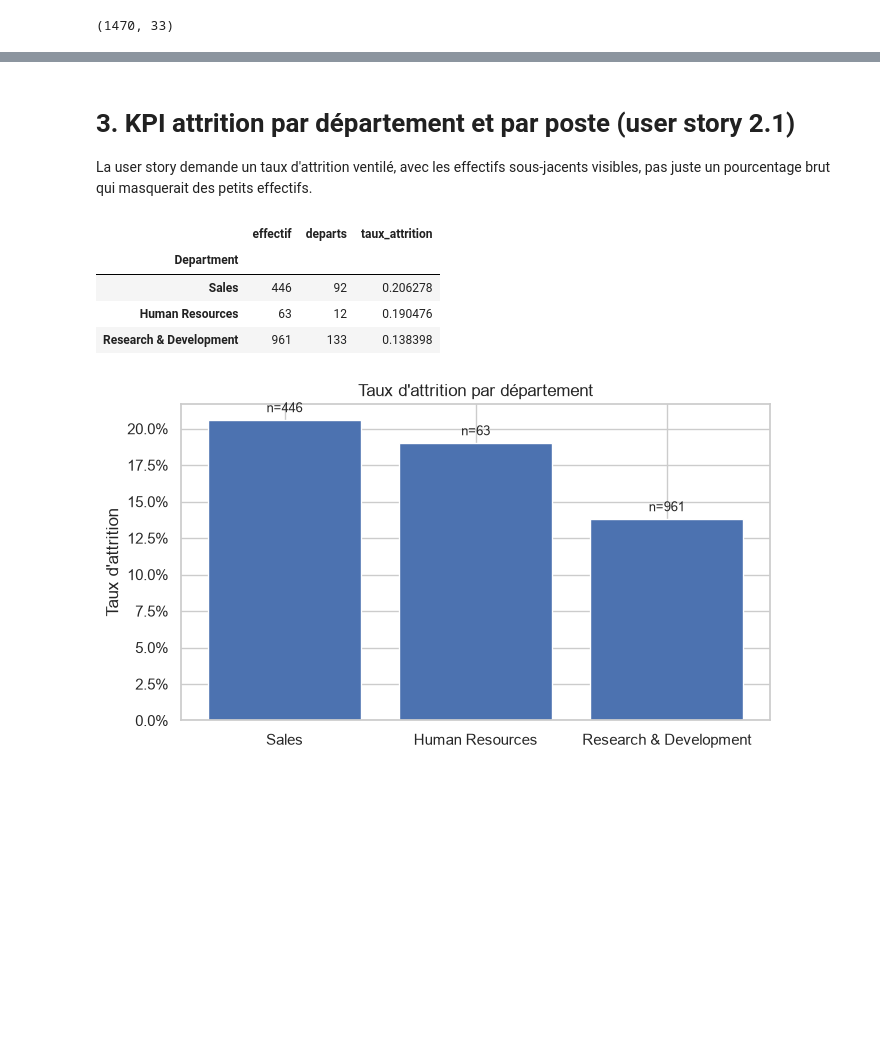
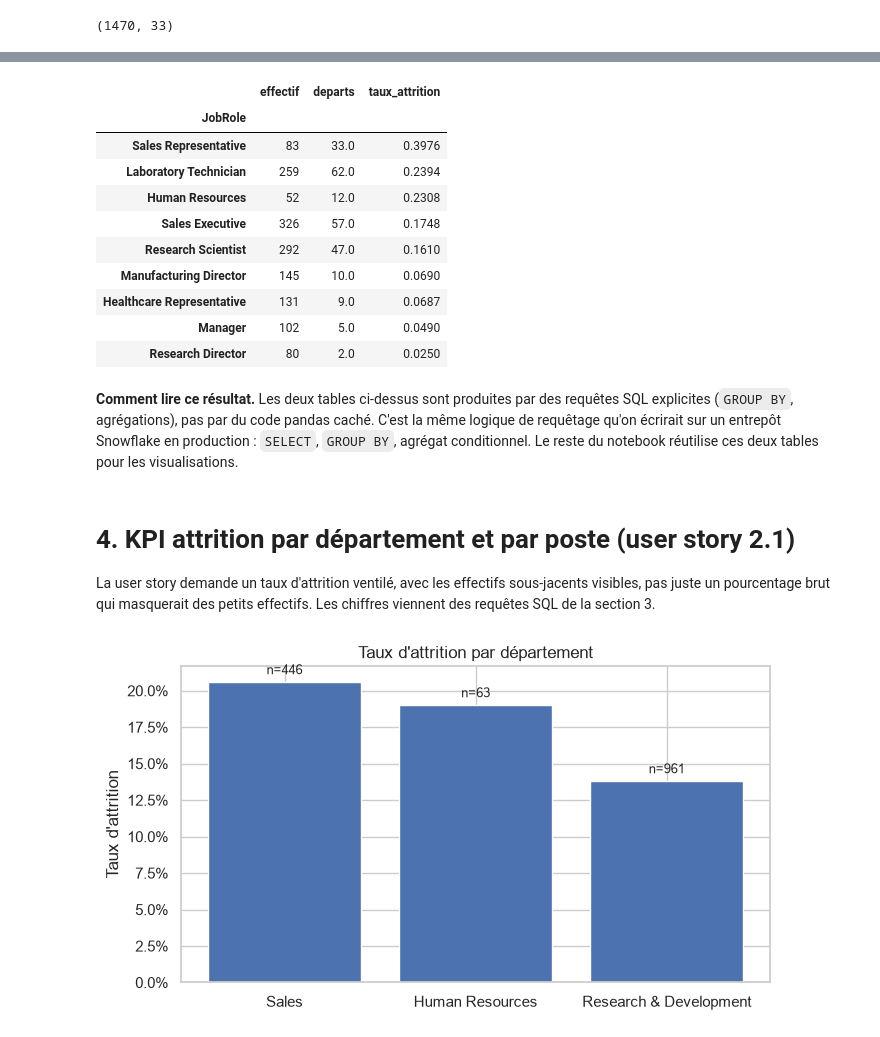
Before and after one commit to juliettebm/hr-master-data-analytics, a Jupyter notebook: notebooks/01_hr_analytics_kpis.ipynb, the cells around one changed output, grey strips where cells are left out. Drawn from its saved outputs; the diff is of its cells as text; code cells hidden in the pictures; blank space fills up the shorter version.

```diff
--- a/notebooks/01_hr_analytics_kpis.ipynb
+++ b/notebooks/01_hr_analytics_kpis.ipynb
@@ -59,0 +67,16 @@ df.shape
+# %%
+con = duckdb.connect()
+con.register("employees", df)
+
+attrition_by_dept = con.execute('''
+    SELECT
+        Department,
+        COUNT(*) AS effectif,
+        SUM(Attrition_flag) AS departs,
+        ROUND(SUM(Attrition_flag) * 1.0 / COUNT(*), 4) AS taux_attrition
+    FROM employees
+    GROUP BY Department
+    ORDER BY taux_attrition DESC
+''').df().set_index("Department")
+
+attrition_by_dept
@@ -60,21 +89,34 @@ df.shape
+# %%
+attrition_by_role = con.execute('''
+    SELECT
+        JobRole,
+        COUNT(*) AS effectif,
+        SUM(Attrition_flag) AS departs,
+        ROUND(SUM(Attrition_flag) * 1.0 / COUNT(*), 4) AS taux_attrition
+    FROM employees
+    GROUP BY JobRole
+    ORDER BY taux_attrition DESC
+''').df().set_index("JobRole")
+
+attrition_by_role
+# %% [output]
+|  | effectif | departs | taux_attrition |
+| JobRole |  |  |  |
+| Sales Representative | 83 | 33.0 | 0.3976 |
+| Laboratory Technician | 259 | 62.0 | 0.2394 |
+| Human Resources | 52 | 12.0 | 0.2308 |
+| Sales Executive | 326 | 57.0 | 0.1748 |
+| Research Scientist | 292 | 47.0 | 0.1610 |
+| Manufacturing Director | 145 | 10.0 | 0.0690 |
+| Healthcare Representative | 131 | 9.0 | 0.0687 |
+| Manager | 102 | 5.0 | 0.0490 |
+| Research Director | 80 | 2.0 | 0.0250 |
+# %% [markdown]
+**Comment lire ce résultat.** Les deux tables ci-dessus sont produites par des requêtes SQL explicites (`GROUP BY`, agrégations), pas par du code pandas caché. C'est la même logique de requêtage qu'on écrirait sur un entrepôt Snowflake en production : `SELECT`, `GROUP BY`, agrégat conditionnel. Le reste du notebook réutilise ces deux tables pour les visualisations.
 # %% [markdown]
-# 3. KPI attrition par département et par poste (user story 2.1)
+# 4. KPI attrition par département et par poste (user story 2.1)
 
-La user story demande un taux d'attrition ventilé, avec les effectifs sous-jacents visibles, pas juste un pourcentage brut qui masquerait des petits effectifs.
+La user story demande un taux d'attrition ventilé, avec les effectifs sous-jacents visibles, pas juste un pourcentage brut qui masquerait des petits effectifs. Les chiffres viennent des requêtes SQL de la section 3.
-# %%
-attrition_by_dept = (
-    df.groupby("Department")
-    .agg(effectif=("EmployeeNumber", "count"), departs=("Attrition_flag", "sum"))
-    .assign(taux_attrition=lambda d: d["departs"] / d["effectif"])
-    .sort_values("taux_attrition", ascending=False)
-)
-attrition_by_dept
-# %% [output]
-|  | effectif | departs | taux_attrition |
-| Department |  |  |  |
-| Sales | 446 | 92 | 0.206278 |
-| Human Resources | 63 | 12 | 0.190476 |
-| Research & Development | 961 | 133 | 0.138398 |
 # %%
 fig, ax = plt.subplots(figsize=(7, 4))
 bars = ax.bar(attrition_by_dept.index, attrition_by_dept["taux_attrition"], color="#4C72B0")
```
Also changed, not shown: parts of 9 cells of this notebook, 4 other files.
